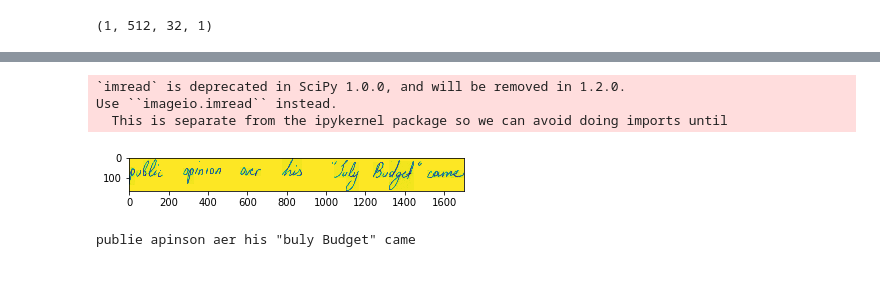
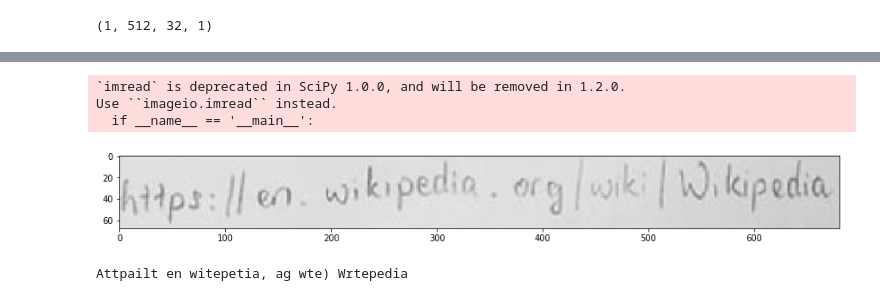
Before and after one commit to JanieTran/SCHOOL_CapstoneProject_HandwritingRecognition, a Jupyter notebook: Demo.ipynb, the cells around one changed output, grey strips where cells are left out. Drawn from its saved outputs; the diff is of its cells as text; code cells hidden in the pictures.

```diff
--- a/Demo.ipynb
+++ b/Demo.ipynb
@@ -12,9 +15,11 @@ ckpt
 # %%
-with tf.gfile.GFile('./checkpoint/crnn/frozen_model.pb', 'rb') as f:
+with tf.gfile.GFile('./checkpoint/crnn/frozen_model_e9.pb', 'rb') as f:
     graph_def = tf.GraphDef()
     graph_def.ParseFromString(f.read())
 
 with tf.Graph().as_default() as graph:
-    tf.import_graph_def(graph_def, name='prefix')
-    for op in graph.get_operations():
-        print(op.name)
+    tf.import_graph_def(graph_def, name='CRNN')
+
+x = graph.get_tensor_by_name('CRNN/inputs:0')
+y = graph.get_tensor_by_name('CRNN/CTCBeamSearchDecoder:1')
+seq_len = graph.get_tensor_by_name('CRNN/sequence_length:0')
@@ -56,20 +68,21 @@ seq_len = graph.get_tensor_by_name('prefix/sequence_length:0')
 # %%
+from scipy.misc import imread
+
 with tf.Session(graph=graph) as sess:
     y_out = sess.run(y, feed_dict={
         x: inputs,
         seq_len: [127]
     })
+
+img = imread(file_name)
+plt.figure(figsize=(15,40))
+plt.imshow(img)
+plt.show()
+
+print(utils.decode_result(y_out))
+# %% [output]
+`imread` is deprecated in SciPy 1.0.0, and will be removed in 1.2.0.
+Use ``imageio.imread`` instead.
+  if __name__ == '__main__':
+[figure, added]
+Attpailt en witepetia, ag wte) Wrtepedia
-# %%
-from scipy.misc import imread
-
-img = imread(file_name)
-plt.imshow(img)
-plt.show()
-
-print(utils.decode_result(y_out))
-# %% [output]
-`imread` is deprecated in SciPy 1.0.0, and will be removed in 1.2.0.
-Use ``imageio.imread`` instead.
-  This is separate from the ipykernel package so we can avoid doing imports until
-[figure, removed]
-publie apinson aer his "buly Budget" came
```
Also changed, not shown: parts of 8 cells of this notebook, 3 other files.
